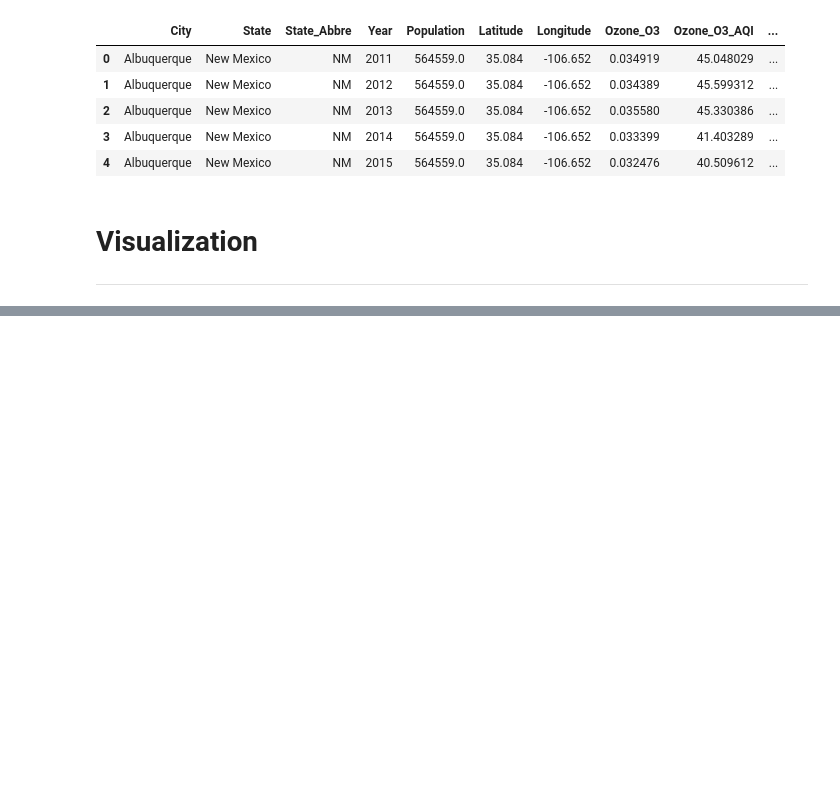
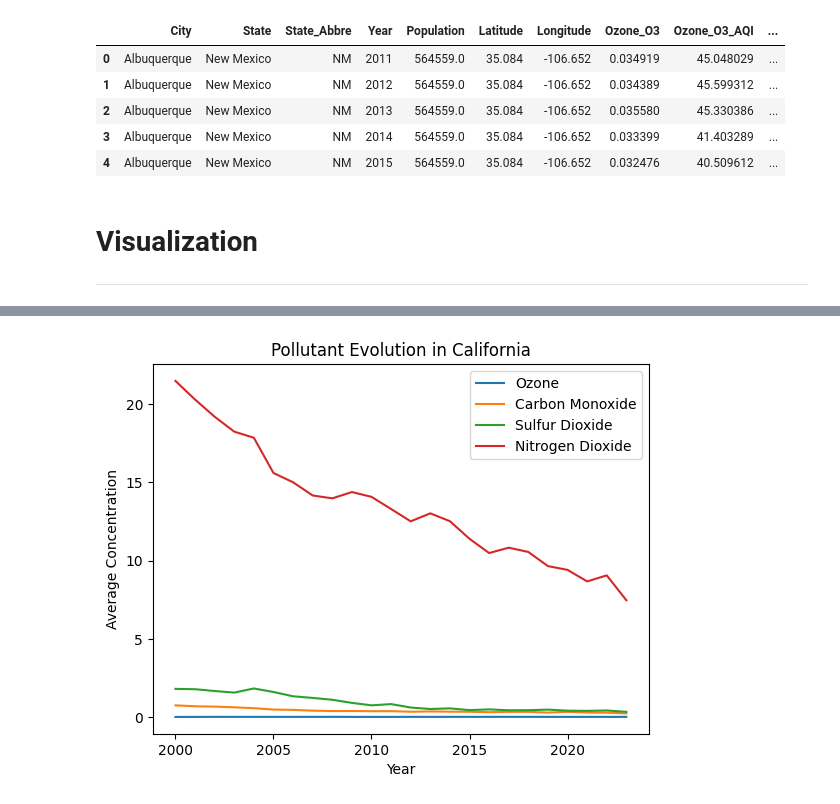
Before and after one commit to yuledez/ucv-data-proj3-group-2, a Jupyter notebook: waterAir_quality.ipynb, the cells around one changed output, grey strips where cells are left out. Cells and saved outputs as stored; diff of their text form; code cells hidden in the pictures; blank space fills up the shorter version.

Commit message:
Upload visualizations

```diff
--- a/waterAir_quality.ipynb
+++ b/waterAir_quality.ipynb
@@ -400,3 +401,15 @@ pollutionMetrics_year.to_json(
 # %% [markdown]
 # Visualization
 ---
+# %%
+visualization_df = pollutionMetrics_year.rename(columns={
+    'Ozone_O3': 'Ozone',
+    'Ozone_O3_AQI': 'Ozone AQI',
+    'Carbon_Monoxide_CO': 'Carbon Monoxide',
+    'Carbon_Monoxide_CO_AQI': 'Carbon Monoxide AQI',
+    'Sulfur_Dioxide_SO2': 'Sulfur Dioxide',
+    'Sulfur_Dioxide_SO2_AQI': 'Sulfur Dioxide AQI',
+    'Nitrogen_Dioxide_NO2': 'Nitrogen Dioxide',
+    'Nitrogen Dioxide_NO2_AQI': 'Nitrogen Dioxide AQI'
+})
+visualization_df.head()
@@ -402,0 +423,15 @@ pollutionMetrics_year.to_json(
+# %%
+state_df = visualization_df.groupby(['State', 'State_Abbre', 'Year',])\
+[['Ozone',	'Ozone AQI',	'Carbon Monoxide',	'Carbon Monoxide AQI',	'Sulfur Dioxide',	'Sulfur Dioxide AQI',	'Nitrogen Dioxide',	'Nitrogen Dioxide AQI']].mean().reset_index()
+#state_df.head()
+
+stateCA_df = state_df[state_df['State'] == 'California']
+
+# Plot
+stateCA_df.plot(x='Year',y=['Ozone', 'Carbon Monoxide', 'Sulfur Dioxide', 'Nitrogen Dioxide'], kind='line')
+plt.title('Pollutant Evolution in California')
+plt.xlabel('Year')
+plt.ylabel('Average Concentration')
+plt.show()
+# %% [output]
+[figure, added]
```
Also changed, not shown: parts of 7 cells of this notebook, 1 other file.
